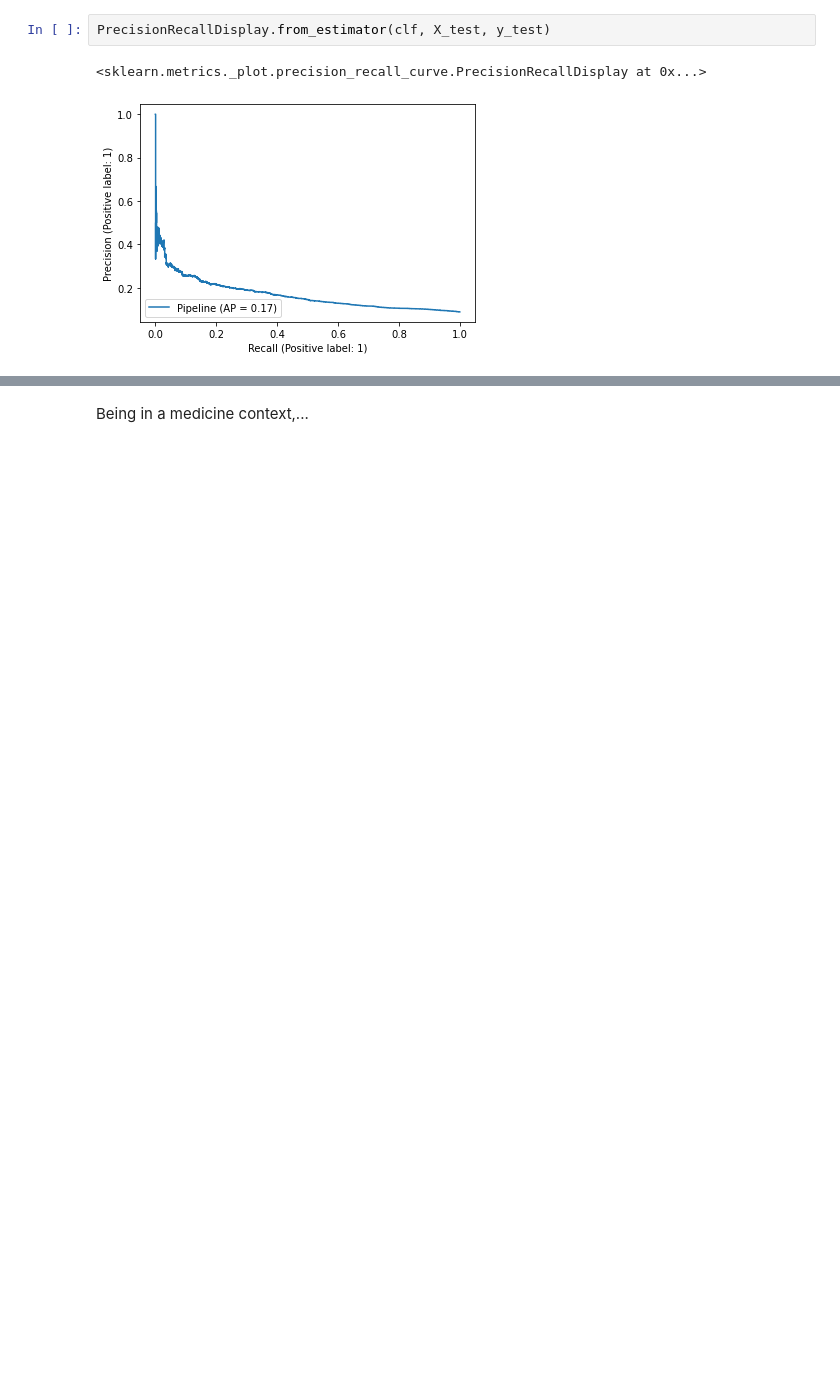
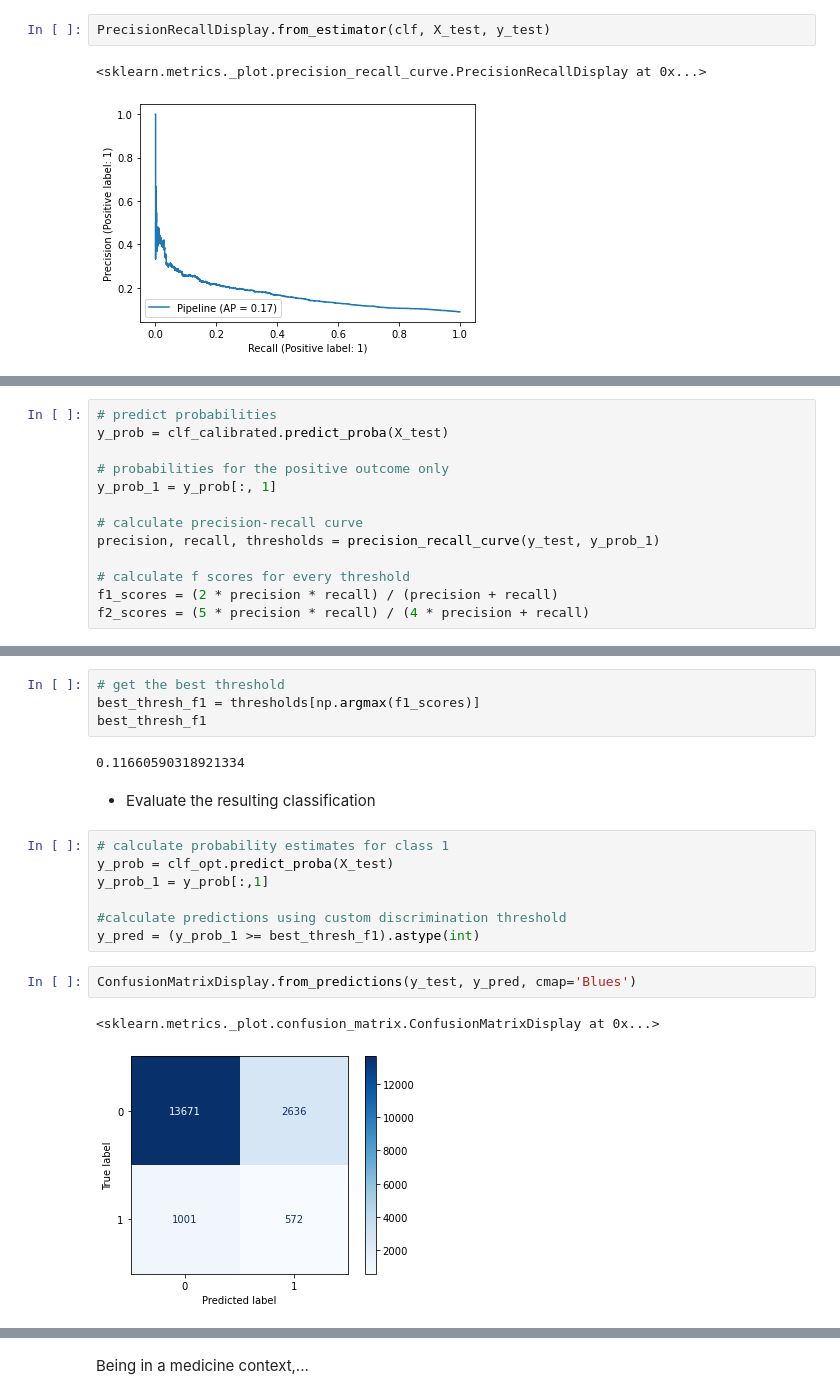
Before and after one commit to F4LLC0N3R/ML-Group-2---Diabetes, a Jupyter notebook: Logistic Regression.ipynb, the cells around one changed output, grey strips where cells are left out. Drawn from its saved outputs; the diff is of its cells as text; blank space fills up the shorter version.

```diff
--- a/Logistic Regression.ipynb
+++ b/Logistic Regression.ipynb
@@ -483,0 +654,13 @@ print(classification_report(y_test, calibrated_model.predict(X_test)))
+# %%
+# predict probabilities
+y_prob = clf_calibrated.predict_proba(X_test)
+
+# probabilities for the positive outcome only
+y_prob_1 = y_prob[:, 1]
+
+# calculate precision-recall curve
+precision, recall, thresholds = precision_recall_curve(y_test, y_prob_1)
+
+# calculate f scores for every threshold
+f1_scores = (2 * precision * recall) / (precision + recall)
+f2_scores = (5 * precision * recall) / (4 * precision + recall)
@@ -483,0 +706,20 @@ print(classification_report(y_test, calibrated_model.predict(X_test)))
+# %%
+# get the best threshold
+best_thresh_f1 = thresholds[np.argmax(f1_scores)]
+best_thresh_f1
+# %% [output]
+0.11660590318921334
+# %% [markdown]
+- Evaluate the resulting classification
+# %%
+# calculate probability estimates for class 1
+y_prob = clf_opt.predict_proba(X_test)
+y_prob_1 = y_prob[:,1]
+
+#calculate predictions using custom discrimination threshold
+y_pred = (y_prob_1 >= best_thresh_f1).astype(int)
+# %%
+ConfusionMatrixDisplay.from_predictions(y_test, y_pred, cmap='Blues')
+# %% [output]
+<sklearn.metrics._plot.confusion_matrix.ConfusionMatrixDisplay at 0x...>
+[figure, added]
```
Also changed, not shown: parts of 59 cells of this notebook.
